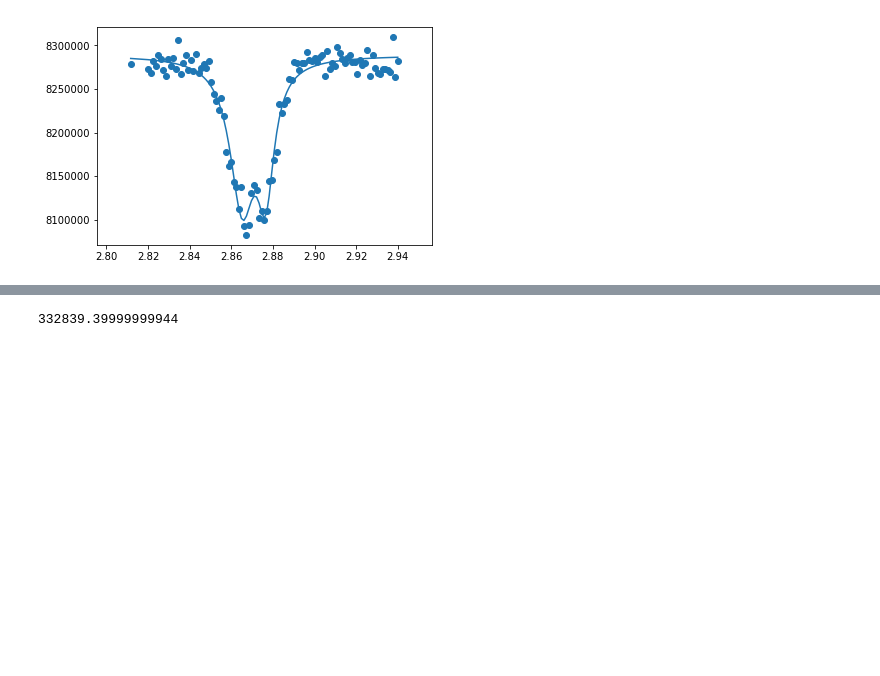
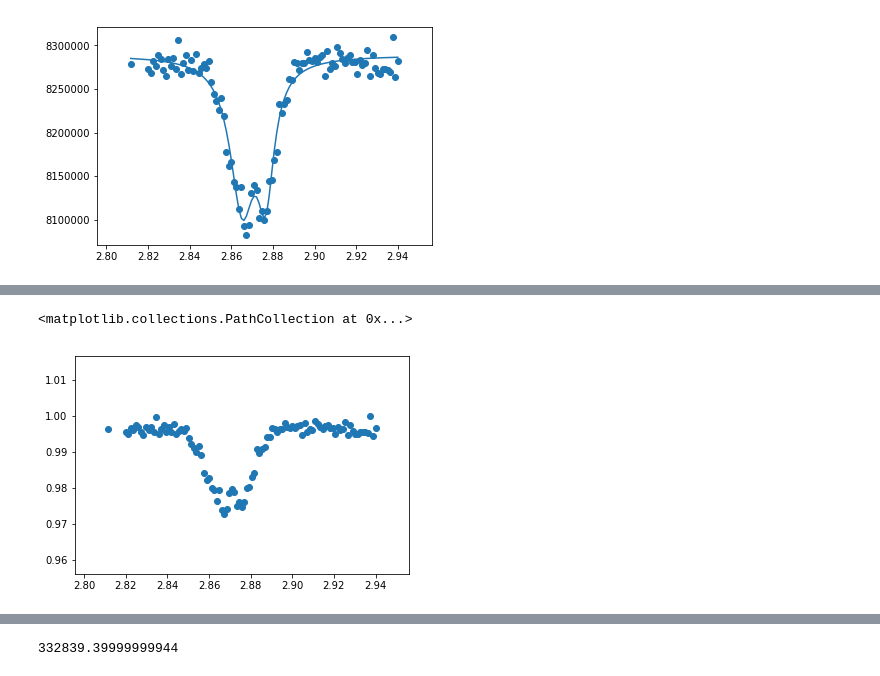
Before and after one commit to Lyra-Cronin/Thesis-Python, a Jupyter notebook: Graphing.ipynb, the cells around one changed output, grey strips where cells are left out. Drawn from its saved outputs; the diff is of its cells as text; code cells hidden in the pictures; blank space fills up the shorter version.

```diff
--- a/Graphing.ipynb
+++ b/Graphing.ipynb
@@ -67,3 +67,5 @@ plt.plot(frequencies, double_lorentzian_dip(frequencies, *popt))
    2.87650753e+00   9.74583248e-03   1.36947341e+05]
 [<matplotlib.lines.Line2D at 0x...>]
 [figure]
+# %%
+counts = counts/np.max(counts)
@@ -69,0 +92,5 @@ plt.plot(frequencies, double_lorentzian_dip(frequencies, *popt))
+# %%
+plt.scatter(frequencies, counts)
+# %% [output]
+<matplotlib.collections.PathCollection at 0x...>
+[figure, added]
```
Also changed, not shown: parts of 7 cells of this notebook, 1 other file.
